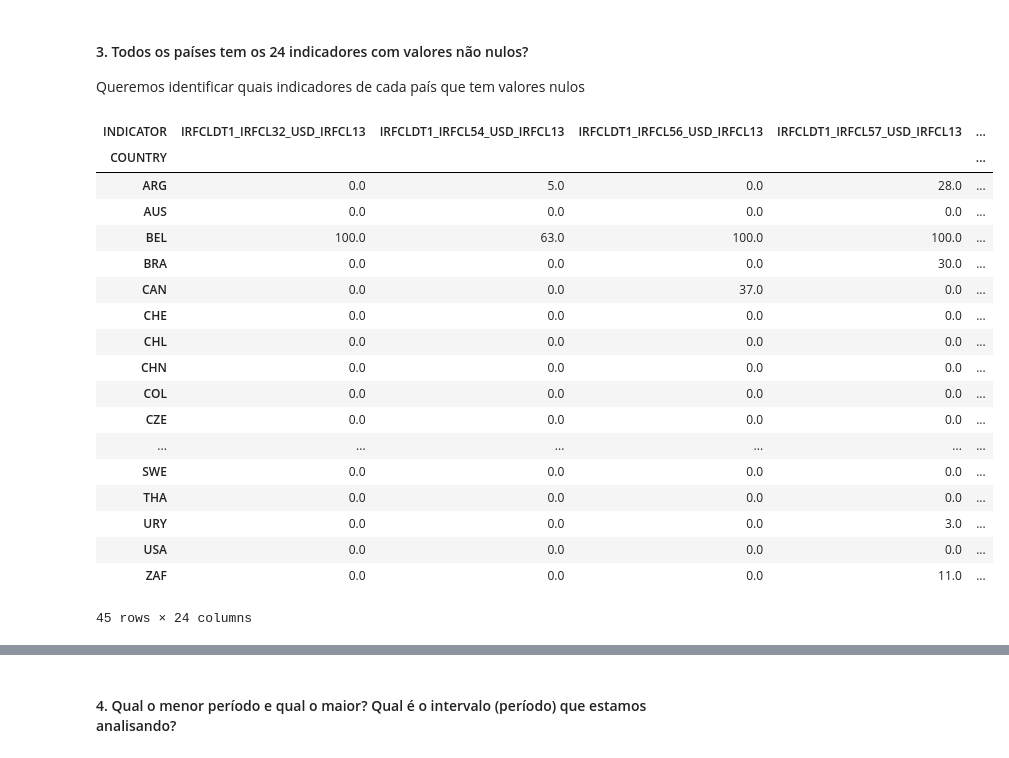
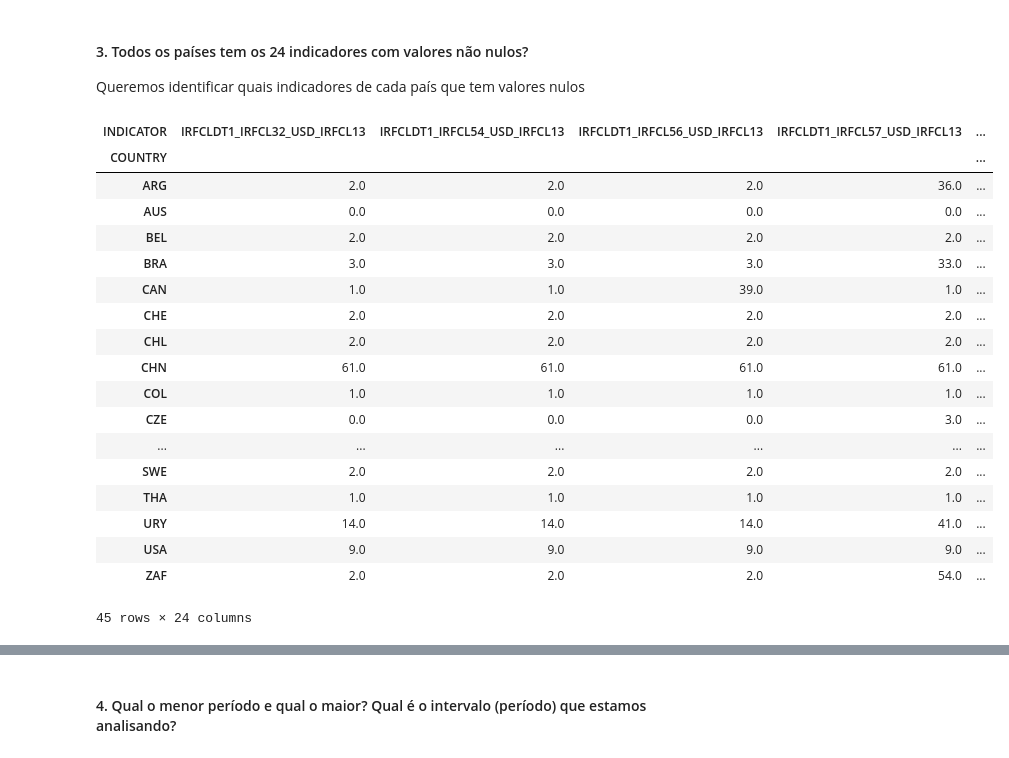
Before and after one commit to caiolamego/TrabalhoSBD2, a Jupyter notebook: base_dados/Resultados/analise_IRFCL.ipynb, the cells around one changed output, grey strips where cells are left out. Saved outputs shown, nothing was run; the diff lists cells and outputs as text; code cells hidden in the pictures.

```diff
--- a/base_dados/Resultados/analise_IRFCL.ipynb
+++ b/base_dados/Resultados/analise_IRFCL.ipynb
@@ -141,33 +141,36 @@ Queremos identificar quais indicadores de cada país que tem valores nulos
 # %%
 import numpy as np
 
 irfcl_null = irfcl.replace(0, np.nan) # Trocando os valores zero por nulo
+irfcl_null = irfcl_null[irfcl_null['SECTOR'] == 'S1XS1311']
+
 
 pivot_nulos = irfcl_null.pivot_table(
     values='value',
     index='COUNTRY',
     columns='INDICATOR',
-    aggfunc=lambda x: x.isnull().sum()
+    aggfunc=lambda x: (102 - x.count())
+
 )
 
 display(pivot_nulos)
 # %% [output]
 | INDICATOR | IRFCLDT1_IRFCL32_USD_IRFCL13 | IRFCLDT1_IRFCL54_USD_IRFCL13 | IRFCLDT1_IRFCL56_USD_IRFCL13 | IRFCLDT1_IRFCL57_USD_IRFCL13 | ... |
 | COUNTRY |  |  |  |  | ... |
-| ARG | 0.0 | 5.0 | 0.0 | 28.0 | ... |
+| ARG | 2.0 | 2.0 | 2.0 | 36.0 | ... |
 | AUS | 0.0 | 0.0 | 0.0 | 0.0 | ... |
-| BEL | 100.0 | 63.0 | 100.0 | 100.0 | ... |
-| BRA | 0.0 | 0.0 | 0.0 | 30.0 | ... |
-| CAN | 0.0 | 0.0 | 37.0 | 0.0 | ... |
-| CHE | 0.0 | 0.0 | 0.0 | 0.0 | ... |
-| CHL | 0.0 | 0.0 | 0.0 | 0.0 | ... |
-| CHN | 0.0 | 0.0 | 0.0 | 0.0 | ... |
-| COL | 0.0 | 0.0 | 0.0 | 0.0 | ... |
-| CZE | 0.0 | 0.0 | 0.0 | 0.0 | ... |
+| BEL | 2.0 | 2.0 | 2.0 | 2.0 | ... |
+| BRA | 3.0 | 3.0 | 3.0 | 33.0 | ... |
+| CAN | 1.0 | 1.0 | 39.0 | 1.0 | ... |
+| CHE | 2.0 | 2.0 | 2.0 | 2.0 | ... |
+| CHL | 2.0 | 2.0 | 2.0 | 2.0 | ... |
+| CHN | 61.0 | 61.0 | 61.0 | 61.0 | ... |
+| COL | 1.0 | 1.0 | 1.0 | 1.0 | ... |
+| CZE | 0.0 | 0.0 | 0.0 | 3.0 | ... |
 | ... | ... | ... | ... | ... | ... |
-| SWE | 0.0 | 0.0 | 0.0 | 0.0 | ... |
-| THA | 0.0 | 0.0 | 0.0 | 0.0 | ... |
-| URY | 0.0 | 0.0 | 0.0 | 3.0 | ... |
-| USA | 0.0 | 0.0 | 0.0 | 0.0 | ... |
-| ZAF | 0.0 | 0.0 | 0.0 | 11.0 | ... |
+| SWE | 2.0 | 2.0 | 2.0 | 2.0 | ... |
+| THA | 1.0 | 1.0 | 1.0 | 1.0 | ... |
+| URY | 14.0 | 14.0 | 14.0 | 41.0 | ... |
+| USA | 9.0 | 9.0 | 9.0 | 9.0 | ... |
+| ZAF | 2.0 | 2.0 | 2.0 | 54.0 | ... |
 45 rows × 24 columns
```
Also changed, not shown: parts of 8 cells of this notebook, 5 other files.
